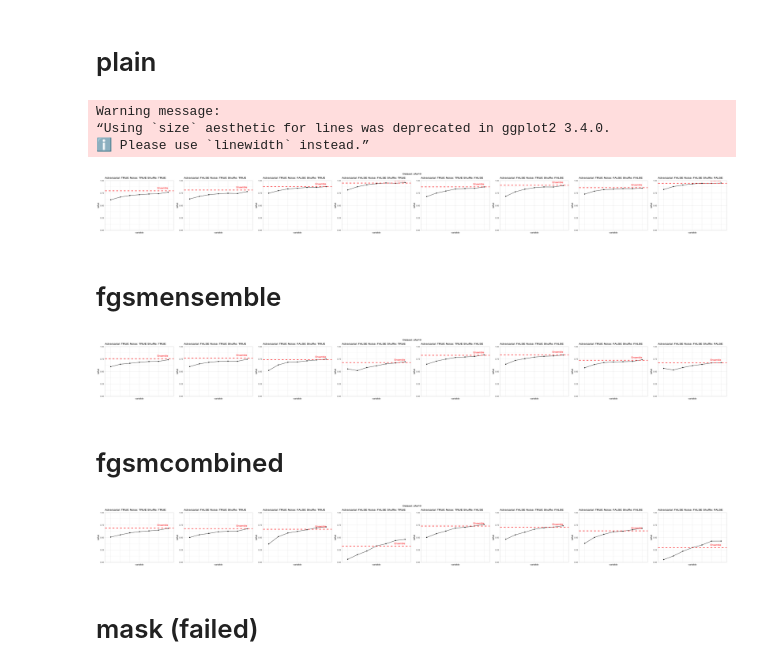
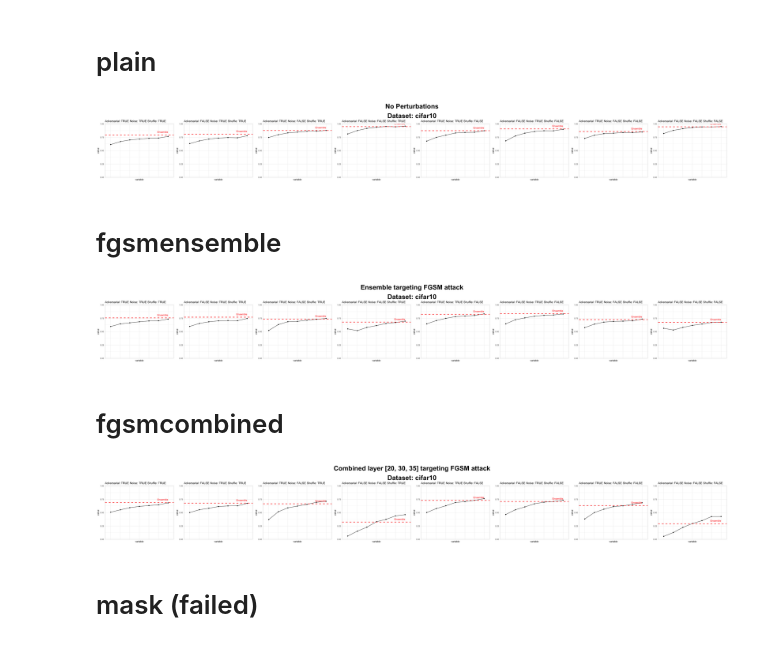
Before and after one commit to ETH-DISCO/self-ensembling, a Jupyter notebook: 4-self-ensemble/plot.ipynb, the cells around one changed output. Cells and saved outputs as stored; diff of their text form; code cells hidden in the pictures.

```diff
--- a/4-self-ensemble/plot.ipynb
+++ b/4-self-ensemble/plot.ipynb
@@ -36,7 +36,7 @@ print(names(df))
 # %% [markdown]
 # plain
 # %%
-options(repr.plot.width=40, repr.plot.height=4)
+options(repr.plot.width=40, repr.plot.height=5)
 
 acc_cols <- c("plain_layer_accs.20", "plain_layer_accs.30", "plain_layer_accs.35", "plain_layer_accs.40", "plain_layer_accs.45", "plain_layer_accs.50", "plain_layer_accs.52")
 
@@ -48,42 +48,43 @@ for (ds in unique(df$dataset)) {
         training_adversarial = c(TRUE, FALSE),
         training_noise = c(TRUE, FALSE),
         training_shuffle = c(TRUE, FALSE)
     )
     for (i in 1:nrow(combs)) {
         filtered_df <- df_ds[df_ds$training_adversarial == combs$training_adversarial[i] &
                        df_ds$training_noise == combs$training_noise[i] &
                        df_ds$training_shuffle == combs$training_shuffle[i], ]
 
         melted_df <- melt(filtered_df, measure.vars = acc_cols)
 
         p <- ggplot(data = melted_df, aes(x = variable, y = value, group = 1)) +
             geom_line() +
             geom_point() +
             ggtitle(paste(
                 "Adversarial:", combs$training_adversarial[i],
                 "Noise:", combs$training_noise[i],
                 "Shuffle:", combs$training_shuffle[i]
             )) +
             theme_light() +
             theme(axis.text.x = element_blank(), axis.ticks.x = element_blank()) +
             geom_hline(yintercept = filtered_df$plain_ensemble_acc[1], color = "red", linetype = "dashed", size = 1) +
             annotate("text", x = length(acc_cols), y = filtered_df$plain_ensemble_acc[1], label = "Ensemble", color = "red", vjust = -1.2, hjust = 1) +
             scale_y_continuous(expand = c(0, 0), limits = c(0, 1))
 
         plots[[i]] <- p
     }
 
-    gridExtra::grid.arrange(grobs = plots, ncol = 8, top = paste("Dataset:", ds))
+    grid.arrange(
+        grobs = plots,
+        ncol = 8,
+        top = textGrob(paste("No Perturbations\nDataset:", ds), gp = gpar(fontsize = 30, fontface = "bold"))
+    )
 }
 # %% [output]
-Warning message:
-“Using `size` aesthetic for lines was deprecated in ggplot2 3.4.0.
-ℹ Please use `linewidth` instead.”
-[figure, old version]
+[figure, new version]
 # %% [markdown]
 # fgsmensemble
 # %%
-options(repr.plot.width=40, repr.plot.height=4)
+options(repr.plot.width=40, repr.plot.height=5)
 
 acc_cols <- c("fgsmensemble_layer_accs.20", "fgsmensemble_layer_accs.30", "fgsmensemble_layer_accs.35", "fgsmensemble_layer_accs.40", "fgsmensemble_layer_accs.45", "fgsmensemble_layer_accs.50", "fgsmensemble_layer_accs.52")
 
@@ -120,14 +121,18 @@ for (ds in unique(df$dataset)) {
         plots[[i]] <- p
     }
 
-    gridExtra::grid.arrange(grobs = plots, ncol = 8, top = paste("Dataset:", ds))
+    grid.arrange(
+        grobs = plots,
+        ncol = 8,
+        top = textGrob(paste("Ensemble targeting FGSM attack\nDataset:", ds), gp = gpar(fontsize = 30, fontface = "bold"))
+    )
 }
 # %% [output]
-[figure, old version]
+[figure, new version]
 # %% [markdown]
 # fgsmcombined
 # %%
-options(repr.plot.width=40, repr.plot.height=4)
+options(repr.plot.width=40, repr.plot.height=5)
 
 acc_cols <- c("fgsmcombined_[20, 30, 35]_layer_accs.20", "fgsmcombined_[20, 30, 35]_layer_accs.30", "fgsmcombined_[20, 30, 35]_layer_accs.35", "fgsmcombined_[20, 30, 35]_layer_accs.40", "fgsmcombined_[20, 30, 35]_layer_accs.45", "fgsmcombined_[20, 30, 35]_layer_accs.50", "fgsmcombined_[20, 30, 35]_layer_accs.52")
 ensemble_acc_col <- "fgsmcombined_[20, 30, 35]_ensemble_acc"
@@ -165,10 +170,14 @@ for (ds in unique(df$dataset)) {
         plots[[i]] <- p
     }
 
-    gridExtra::grid.arrange(grobs = plots, ncol = 8, top = paste("Dataset:", ds))
+    grid.arrange(
+        grobs = plots,
+        ncol = 8,
+        top = textGrob(paste("Combined layer [20, 30, 35] targeting FGSM attack\nDataset:", ds), gp = gpar(fontsize = 30, fontface = "bold"))
+    )
 }
 # %% [output]
-[figure, old version]
+[figure, new version]
 # %% [markdown]
 # mask (failed)
 # %%
```
Also changed, not shown: parts of 1 cell of this notebook.
